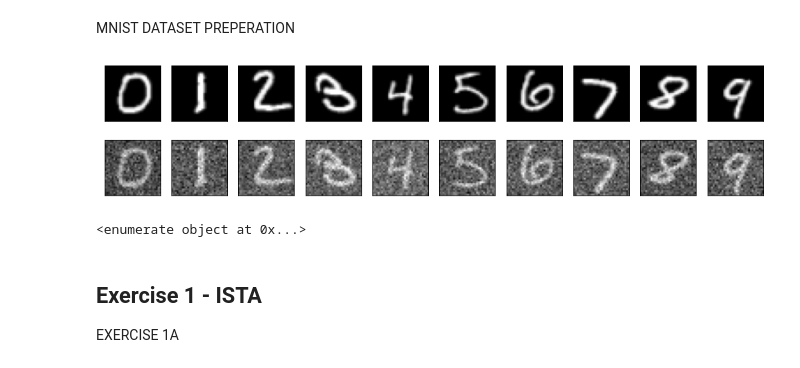
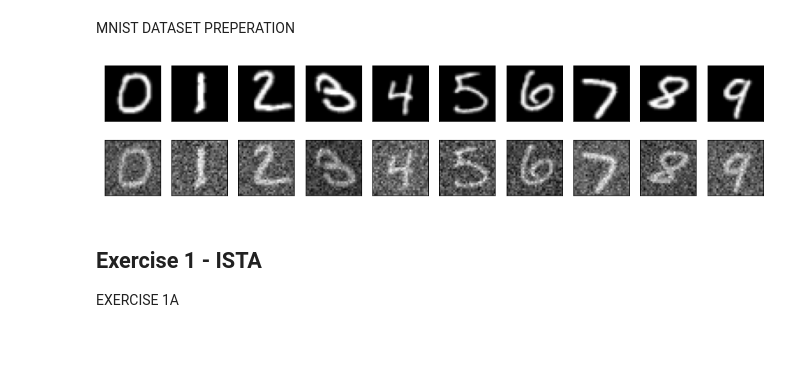
Before and after one commit to gbala97/Deep-Unfolding, a Jupyter notebook: Deep Unfolding.ipynb, the cells around one changed output. Saved outputs shown, nothing was run; the diff lists cells and outputs as text; code cells hidden in the pictures.

```diff
--- a/Deep Unfolding.ipynb
+++ b/Deep Unfolding.ipynb
@@ -76,34 +20,34 @@ def create_dataloaders(data_loc, batch_size):
 # %%
 # define parameters
 data_loc = 'MNIST Datasets' #change the datalocation to something that works for you
 batch_size = 64
 
 # get dataloader
-train_loader, test_loader = create_dataloaders(data_loc, batch_size)
+train_loader, test_loader = create_dataloaders_MNIST(data_loc, batch_size)
 
 # get some examples
 examples = enumerate(test_loader)
 _, (x_clean_example, x_noisy_example, labels_example) = next(examples)
 # use these example images througout the assignment as the first 10 correspond to the digits 0-9
 
 # show the examples in a plot
 plt.figure(figsize=(12,3))
 for i in range(10):
     plt.subplot(2,10,i+1)
     plt.imshow(x_clean_example[i,0,:,:],cmap='gray')
     plt.xticks([])
     plt.yticks([])
 
     plt.subplot(2,10,i+11)
     plt.imshow(x_noisy_example[i,0,:,:],cmap='gray')
     plt.xticks([])
     plt.yticks([])
 
 plt.tight_layout()
-plt.savefig("data_examples.png", dpi=300, bbox_inches='tight')
-plt.show()
+# plt.savefig("data_examples.png", dpi=300, bbox_inches='tight')
+# plt.show()
 # %% [output]
-[figure, old version]
+[figure, new version]
 # %%
 # Creating the test set and train set
 x_clean_train = train_loader.dataset.Clean_Images
@@ -118,8 +62,6 @@ labels_test   = test_loader.dataset.Labels
 x_clean_example = x_clean_test[0:10,:,:,:]
 x_noisy_example = x_noisy_test[0:10,:,:,:]
 labels_example = labels_test[0:10]
-# %% [output]
-<enumerate object at 0x...>
 # %% [markdown]
 ## Exercise 1 - ISTA
 EXERCISE 1A
```
Also changed, not shown: parts of 16 cells of this notebook, 1 other file.
